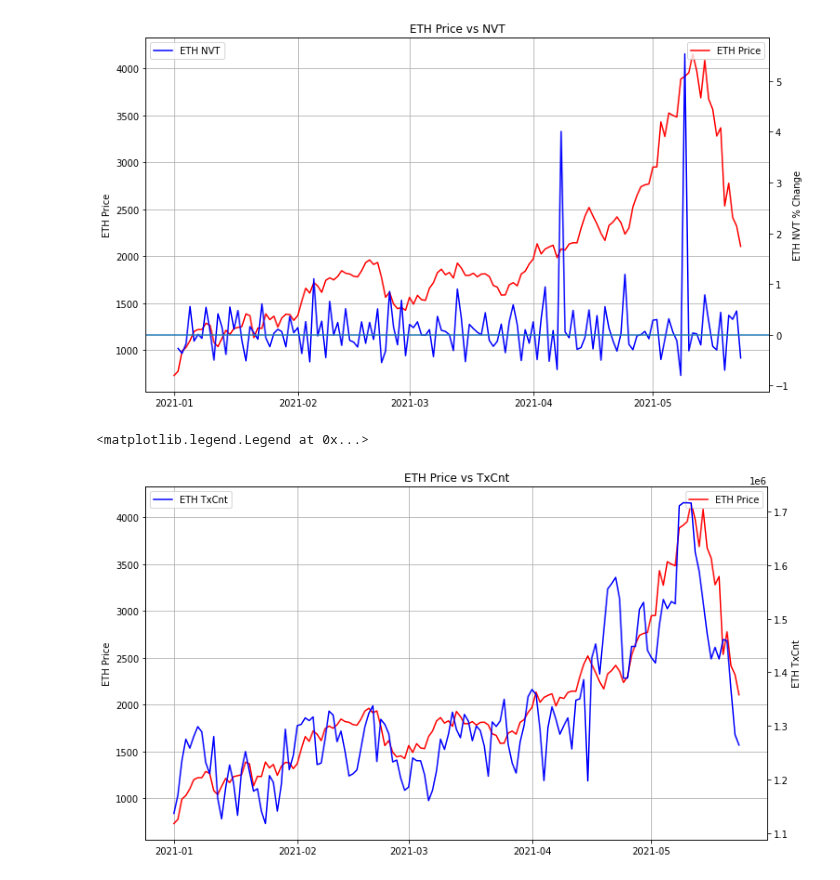
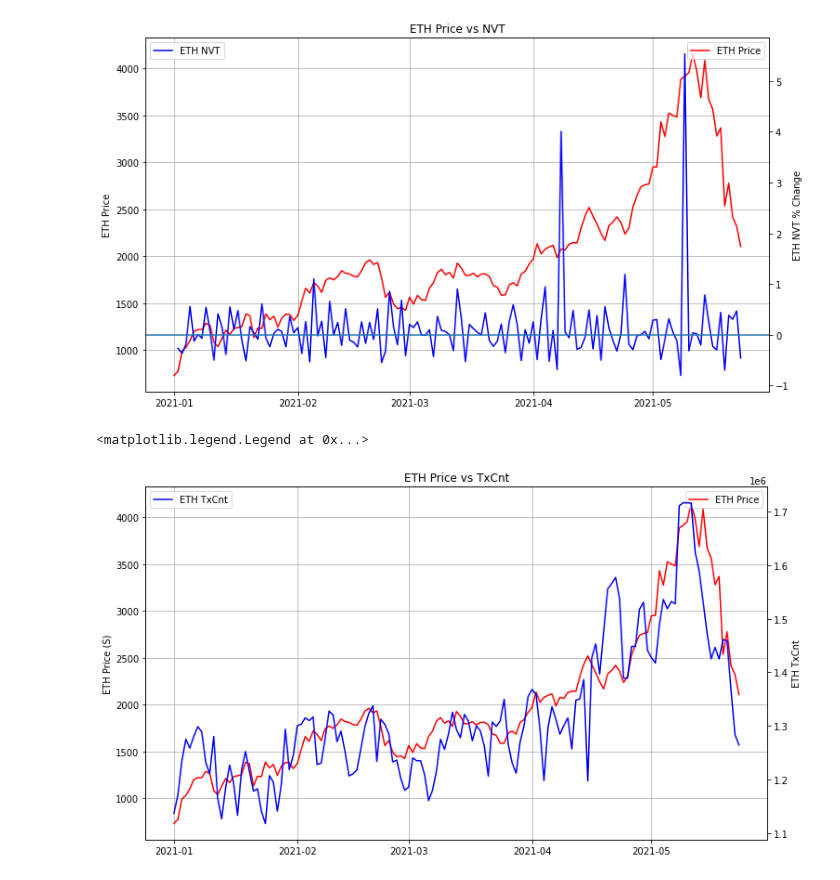
Before and after one commit to dbogatic/crypto-analysis, a Jupyter notebook: eth_coinmetrics.ipynb, the cells around one changed output. Drawn from its saved outputs; the diff is of its cells as text; code cells hidden in the pictures.

```diff
--- a/eth_coinmetrics.ipynb
+++ b/eth_coinmetrics.ipynb
@@ -113,18 +107,18 @@ plt.axhline(0)
 # %%
 # Plot Tx Count change
 fig, ax = plt.subplots(figsize=(12,7))
 plt.plot(eth_metrics['PriceUSD'],label ='ETH Price', color='r')
-ax.set_ylabel('ETH Price')
+ax.set_ylabel('ETH Price (S)')
 ax.legend(loc='upper right')
 plt.grid()
 
 ax2 = ax.twinx()
 plt.plot(eth_metrics['TxCnt'], label='ETH TxCnt', color='b')
 ax.set_title('ETH Price vs TxCnt')
 ax2.set_ylabel('ETH TxCnt')
 ax2.legend(loc='upper left')
 # %% [output]
 <matplotlib.legend.Legend at 0x...>
-[figure, old version]
+[figure, new version]
 # %%
 eth_metrics.to_csv('resources/eth_metrics.csv')
```
Also changed, not shown: parts of 5 cells of this notebook, 3 other files.
